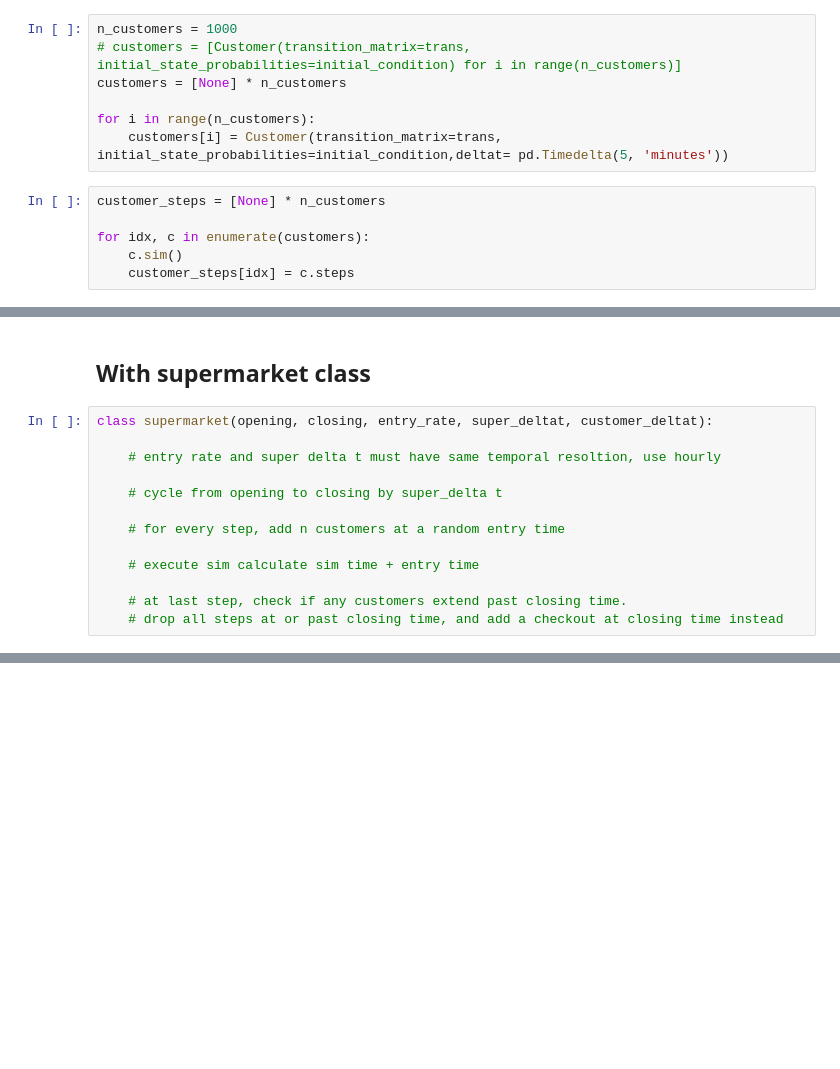
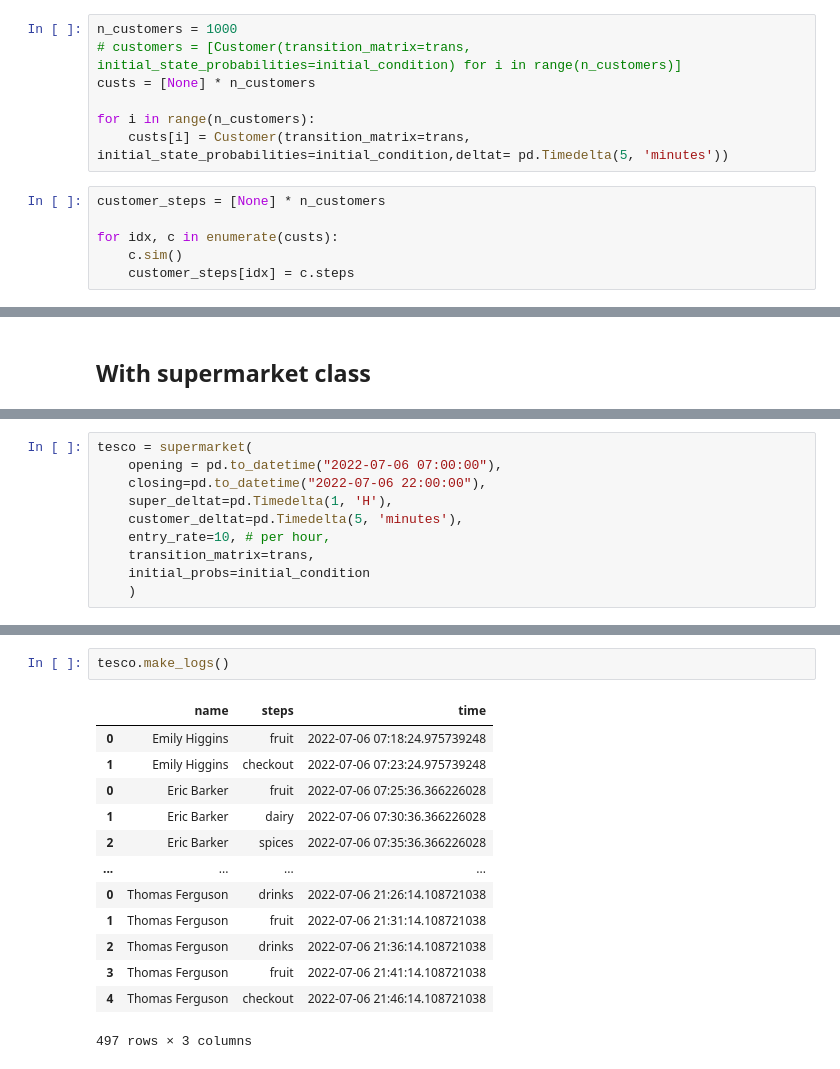
Before and after one commit to the-Hull/p045_spiced_projects, a Jupyter notebook: 08_week/02_project/02_mc_sim_classes.ipynb, the cells around one changed output, grey strips where cells are left out. Drawn from its saved outputs; the diff is of its cells as text; blank space fills up the shorter version.

Commit message:
supermarket sim

```diff
--- a/08_week/02_project/02_mc_sim_classes.ipynb
+++ b/08_week/02_project/02_mc_sim_classes.ipynb
@@ -123,14 +114,14 @@ next steps:
 # %%
 n_customers = 1000
 # customers = [Customer(transition_matrix=trans, initial_state_probabilities=initial_condition) for i in range(n_customers)]
-customers = [None] * n_customers
+custs = [None] * n_customers
 
 for i in range(n_customers):
-    customers[i] = Customer(transition_matrix=trans, initial_state_probabilities=initial_condition,deltat= pd.Timedelta(5, 'minutes'))
+    custs[i] = Customer(transition_matrix=trans, initial_state_probabilities=initial_condition,deltat= pd.Timedelta(5, 'minutes'))
 # %%
 customer_steps = [None] * n_customers
 
-for idx, c in enumerate(customers):
+for idx, c in enumerate(custs):
     c.sim()
     customer_steps[idx] = c.steps
 # %%
@@ -153,16 +144,3 @@ pd.to_datetime("2022-07-06")
 Timestamp('2022-07-06 00:00:00')
 # %% [markdown]
 ## With supermarket class
-# %%
-class supermarket(opening, closing, entry_rate, super_deltat, customer_deltat):
-
-    # entry rate and super delta t must have same temporal resoltion, use hourly
-
-    # cycle from opening to closing by super_delta t
-
-    # for every step, add n customers at a random entry time
-
-    # execute sim calculate sim time + entry time
-
-    # at last step, check if any customers extend past closing time.
-    # drop all steps at or past closing time, and add a checkout at closing time instead
@@ -168,0 +243,10 @@ class supermarket(opening, closing, entry_rate, super_deltat, customer_deltat):
+# %%
+tesco = supermarket(
+    opening = pd.to_datetime("2022-07-06 07:00:00"),
+    closing=pd.to_datetime("2022-07-06 22:00:00"),
+    super_deltat=pd.Timedelta(1, 'H'),
+    customer_deltat=pd.Timedelta(5, 'minutes'),
+    entry_rate=10, # per hour,
+    transition_matrix=trans,
+    initial_probs=initial_condition
+    )
@@ -168,0 +289,16 @@ class supermarket(opening, closing, entry_rate, super_deltat, customer_deltat):
+# %%
+tesco.make_logs()
+# %% [output]
+|  | name | steps | time |
+| 0 | Emily Higgins | fruit | 2022-07-06 07:18:24.975739248 |
+| 1 | Emily Higgins | checkout | 2022-07-06 07:23:24.975739248 |
+| 0 | Eric Barker | fruit | 2022-07-06 07:25:36.366226028 |
+| 1 | Eric Barker | dairy | 2022-07-06 07:30:36.366226028 |
+| 2 | Eric Barker | spices | 2022-07-06 07:35:36.366226028 |
+| ... | ... | ... | ... |
+| 0 | Thomas Ferguson | drinks | 2022-07-06 21:26:14.108721038 |
+| 1 | Thomas Ferguson | fruit | 2022-07-06 21:31:14.108721038 |
+| 2 | Thomas Ferguson | drinks | 2022-07-06 21:36:14.108721038 |
+| 3 | Thomas Ferguson | fruit | 2022-07-06 21:41:14.108721038 |
+| 4 | Thomas Ferguson | checkout | 2022-07-06 21:46:14.108721038 |
+497 rows × 3 columns
```
Also changed, not shown: parts of 10 cells of this notebook, 1 other file.
